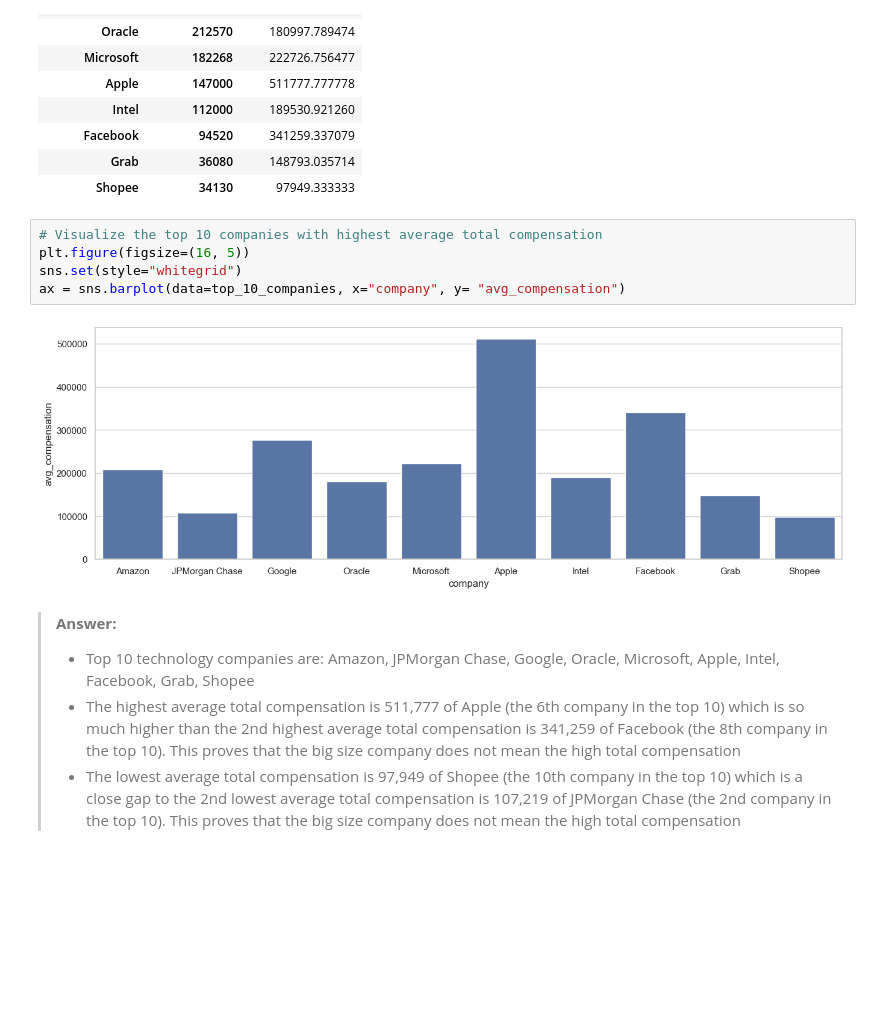
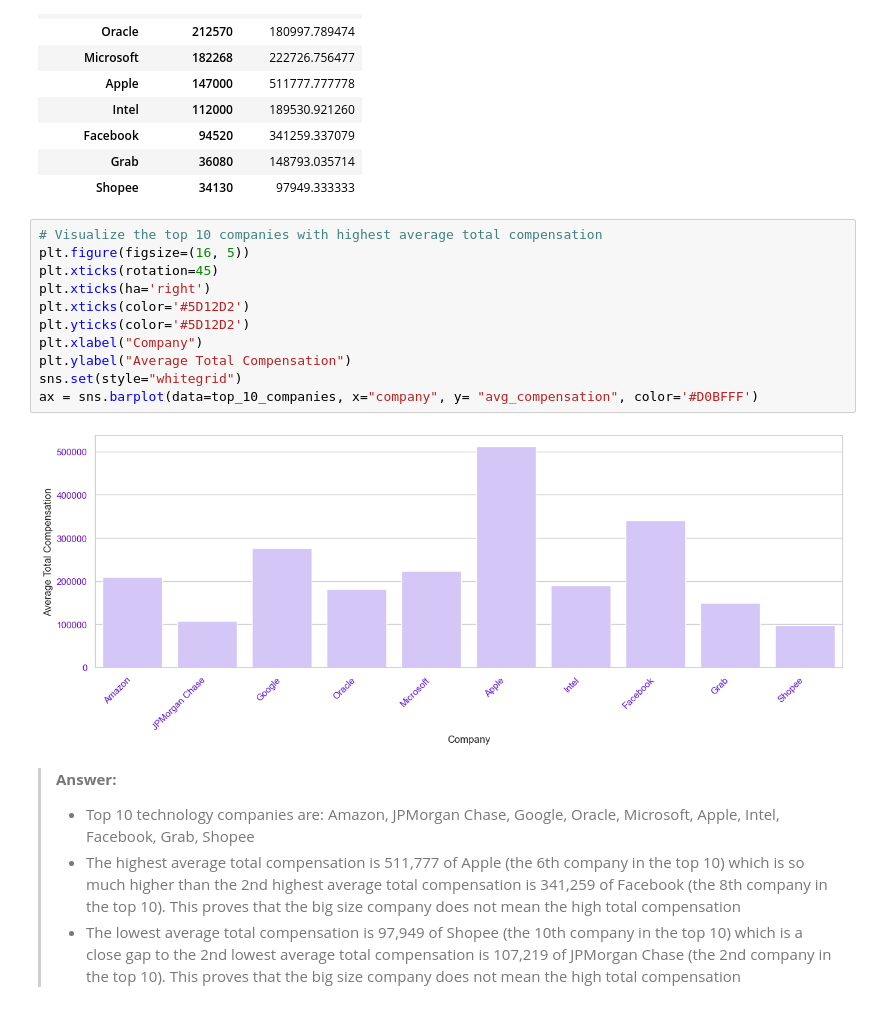
Before and after one commit to Namiscrea7or/SWE-Salary, a Jupyter notebook: notebooks/3-exploration.ipynb, the cells around one changed output. Saved outputs shown, nothing was run; the diff lists cells and outputs as text; blank space fills up the shorter version.

```diff
--- a/notebooks/3-exploration.ipynb
+++ b/notebooks/3-exploration.ipynb
@@ -217,10 +209,16 @@ top_10_companies
 # %%
 # Visualize the top 10 companies with highest average total compensation
 plt.figure(figsize=(16, 5))
+plt.xticks(rotation=45)
+plt.xticks(ha='right')
+plt.xticks(color='#5D12D2')
+plt.yticks(color='#5D12D2')
+plt.xlabel("Company")
+plt.ylabel("Average Total Compensation")
 sns.set(style="whitegrid")
-ax = sns.barplot(data=top_10_companies, x="company", y= "avg_compensation")
+ax = sns.barplot(data=top_10_companies, x="company", y= "avg_compensation", color='#D0BFFF')
 # %% [output]
-[figure, old version]
+[figure, new version]
 # %% [markdown]
 > **Answer:**
 > - Top 10 technology companies are: Amazon, JPMorgan Chase, Google, Oracle, Microsoft, Apple, Intel, Facebook, Grab, Shopee
```
Also changed, not shown: parts of 9 cells of this notebook.
